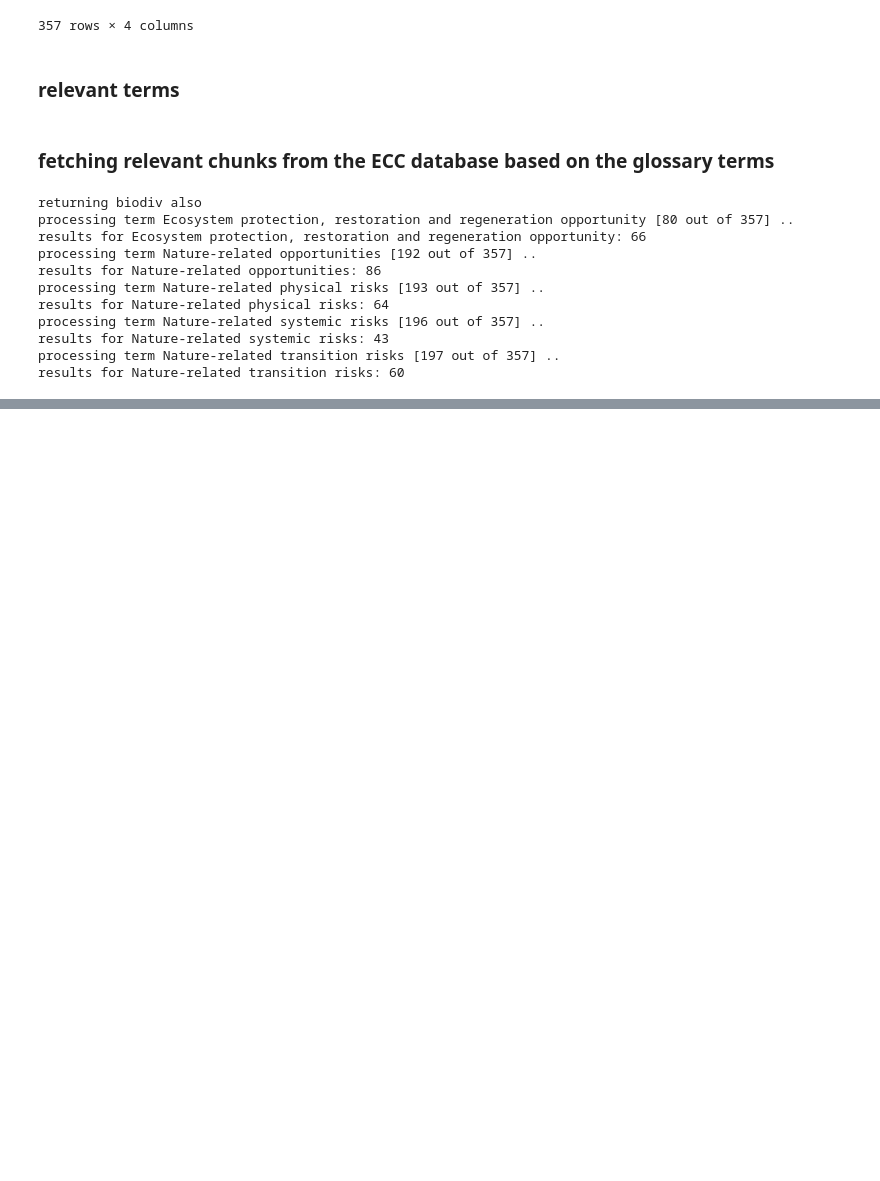
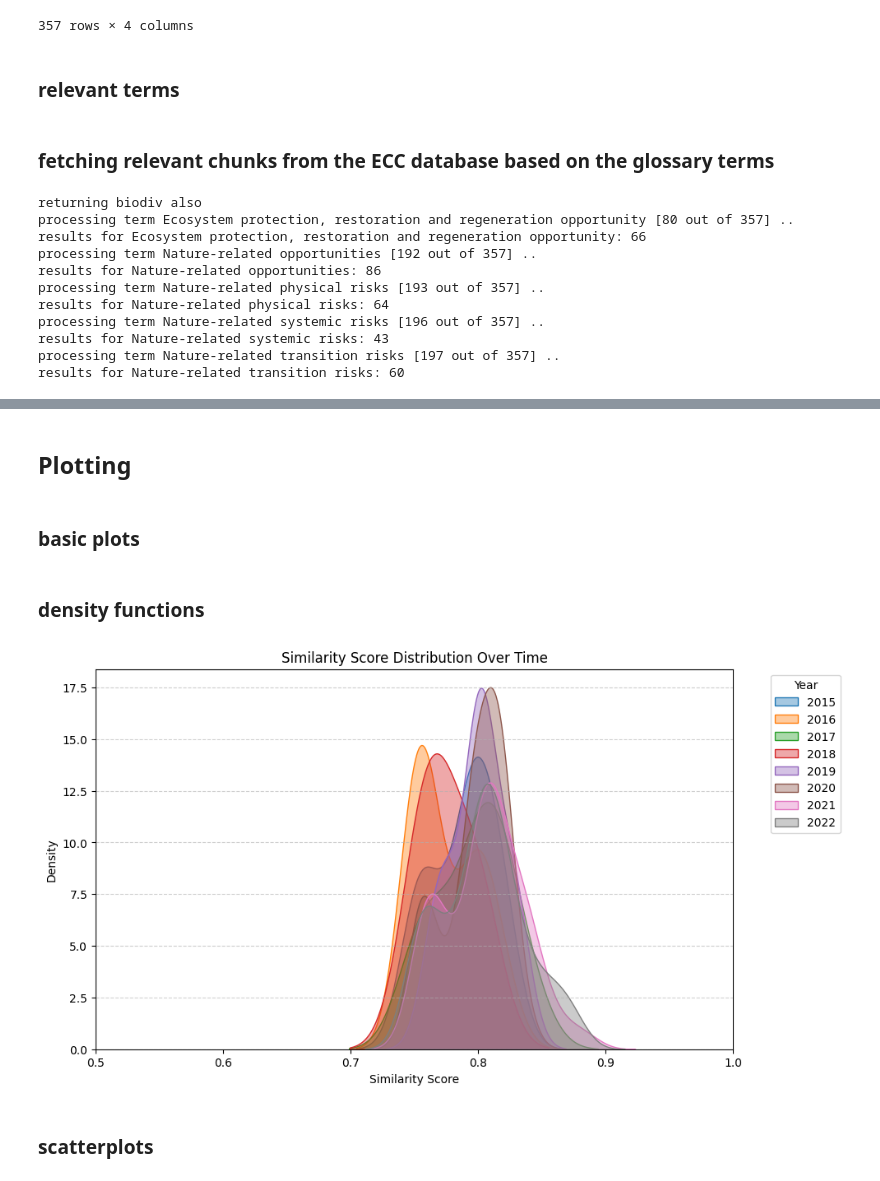
Before and after one commit to jkammering97/neo4j_repository, a Jupyter notebook: biodiversity_term_analysis.ipynb, the cells around one changed output, grey strips where cells are left out. Drawn from its saved outputs; the diff is of its cells as text; code cells hidden in the pictures; blank space fills up the shorter version.

```diff
--- a/biodiversity_term_analysis.ipynb
+++ b/biodiversity_term_analysis.ipynb
@@ -92,0 +95,2 @@ results for Nature-related transition risks: 60
+# %%
+all_terms_similar_embeddings = pd.read_pickle('data/all_terms_n100_biodiv_subset.pkl')
@@ -92,0 +132,4 @@ results for Nature-related transition risks: 60
+# %% [markdown]
+## Plotting
+# %% [markdown]
+### basic plots
@@ -92,0 +243,37 @@ results for Nature-related transition risks: 60
+# %% [markdown]
+### density functions
+# %%
+def plot_similarity_density(df):
+    """
+    Plots the Gaussian-like similarity distribution for all terms across different years.
+    Parameters:
+        df (pd.DataFrame): DataFrame containing 'year' and 'score' columns.
+    """
+    # Ensure necessary columns exist
+    if "year" not in df or "score" not in df:
+        raise ValueError("DataFrame must contain 'year' and 'score' columns")
+
+    plt.figure(figsize=(10, 6))
+
+    # Plot KDE distribution per year
+    unique_years = sorted(df["year"].unique())
+    for year in unique_years:
+        subset = df[df["year"] == year]
+        sns.kdeplot(subset["score"], label=str(year), fill=True, alpha=0.4)
+
+    # Formatting
+    plt.xlabel("Similarity Score")
+    plt.ylabel("Density")
+    plt.title("Similarity Score Distribution Over Time")
+    plt.xlim(0.5, 1)  # Restrict similarity score range
+    plt.legend(title="Year", bbox_to_anchor=(1.05, 1), loc="upper left")
+    plt.grid(axis="y", linestyle="--", alpha=0.6)
+
+
+plot_similarity_density(all_terms_similar_embeddings)
+# %%
+plot_similarity_density(all_terms_similar_embeddings)
+# %% [output]
+[figure, added]
+# %% [markdown]
+### scatterplots
```
Also changed, not shown: parts of 18 cells of this notebook, 1 other file.
